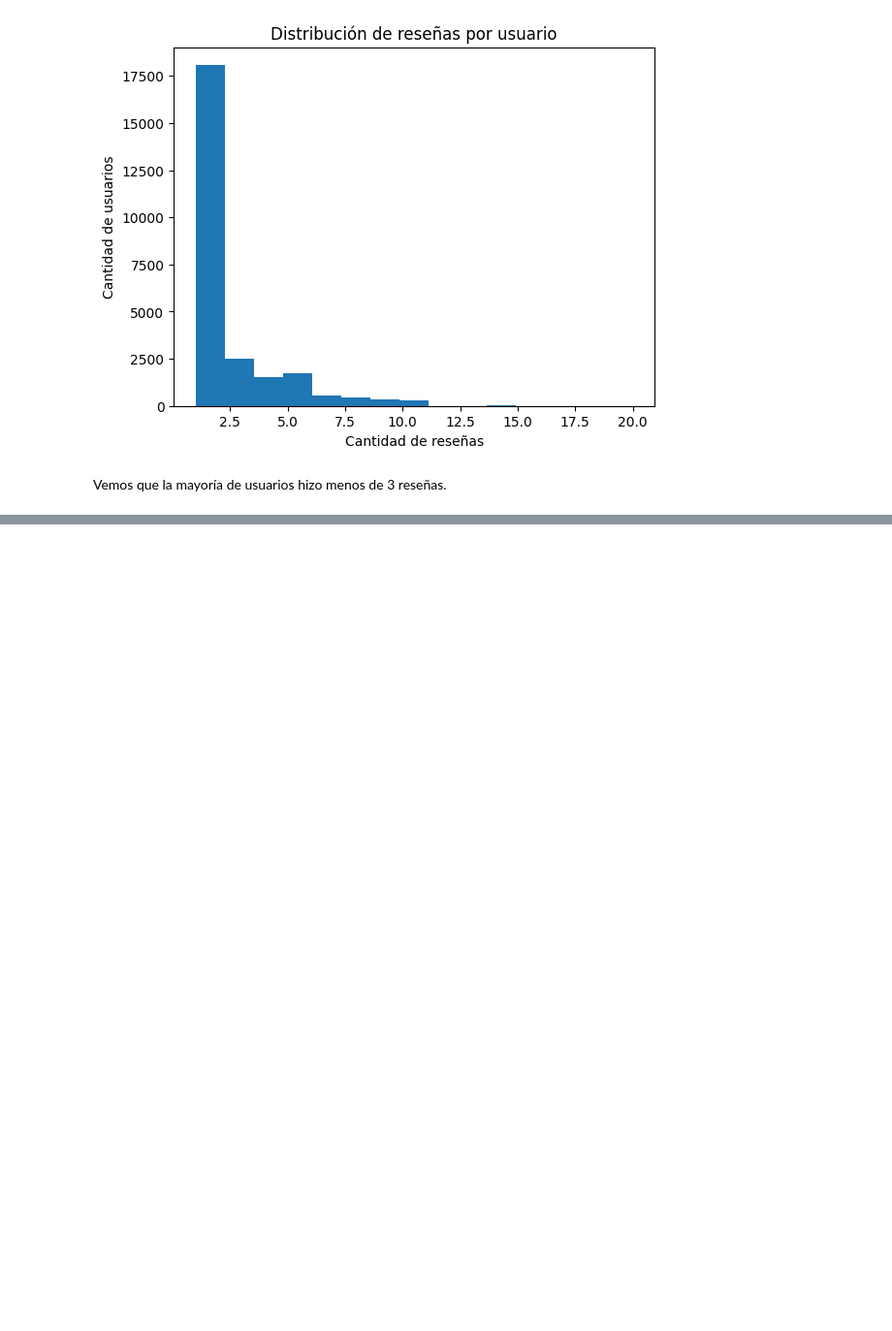
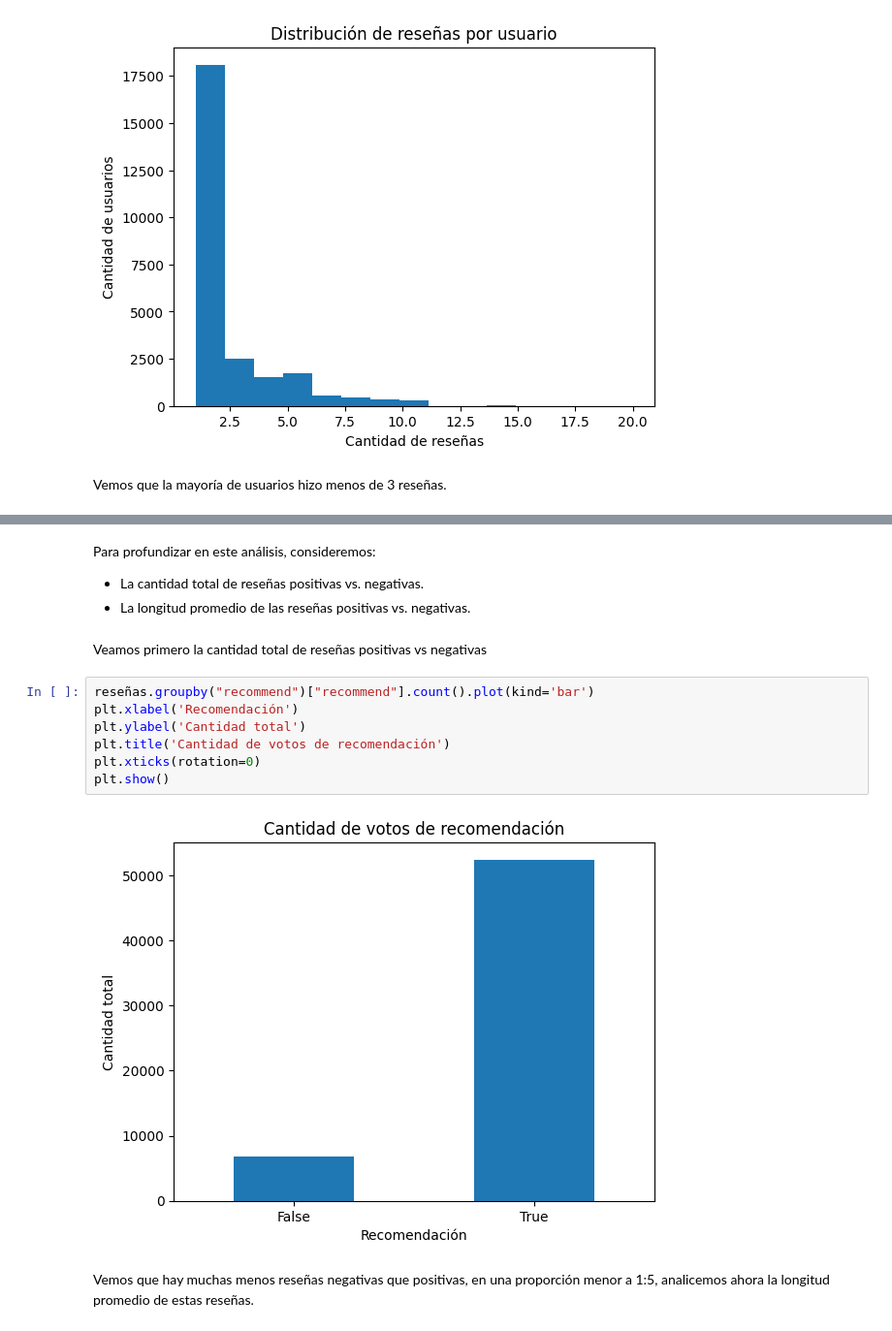
Before and after one commit to Tagliaferro22/steam-games, a Jupyter notebook: EDA/EDA_user_reviews.ipynb, the cells around one changed output, grey strips where cells are left out. Shown at 97% size. Saved outputs shown, nothing was run; the diff lists cells and outputs as text; blank space fills up the shorter version.

```diff
--- a/EDA/EDA_user_reviews.ipynb
+++ b/EDA/EDA_user_reviews.ipynb
@@ -571,0 +605,18 @@ Vemos que la mayoría de usuarios hizo menos de 3 reseñas.
+# %% [markdown]
+Para profundizar en este análisis, consideremos:
+
+- La cantidad total de reseñas positivas vs. negativas.
+- La longitud promedio de las reseñas positivas vs. negativas.
+# %% [markdown]
+Veamos primero la cantidad total de reseñas positivas vs negativas
+# %%
+reseñas.groupby("recommend")["recommend"].count().plot(kind='bar')
+plt.xlabel('Recomendación')
+plt.ylabel('Cantidad total')
+plt.title('Cantidad de votos de recomendación')
+plt.xticks(rotation=0)
+plt.show()
+# %% [output]
+[figure, added]
+# %% [markdown]
+Vemos que hay muchas menos reseñas negativas que positivas, en una proporción menor a 1:5, analicemos ahora la longitud promedio de estas reseñas.
```
Also changed, not shown: parts of 17 cells of this notebook.
